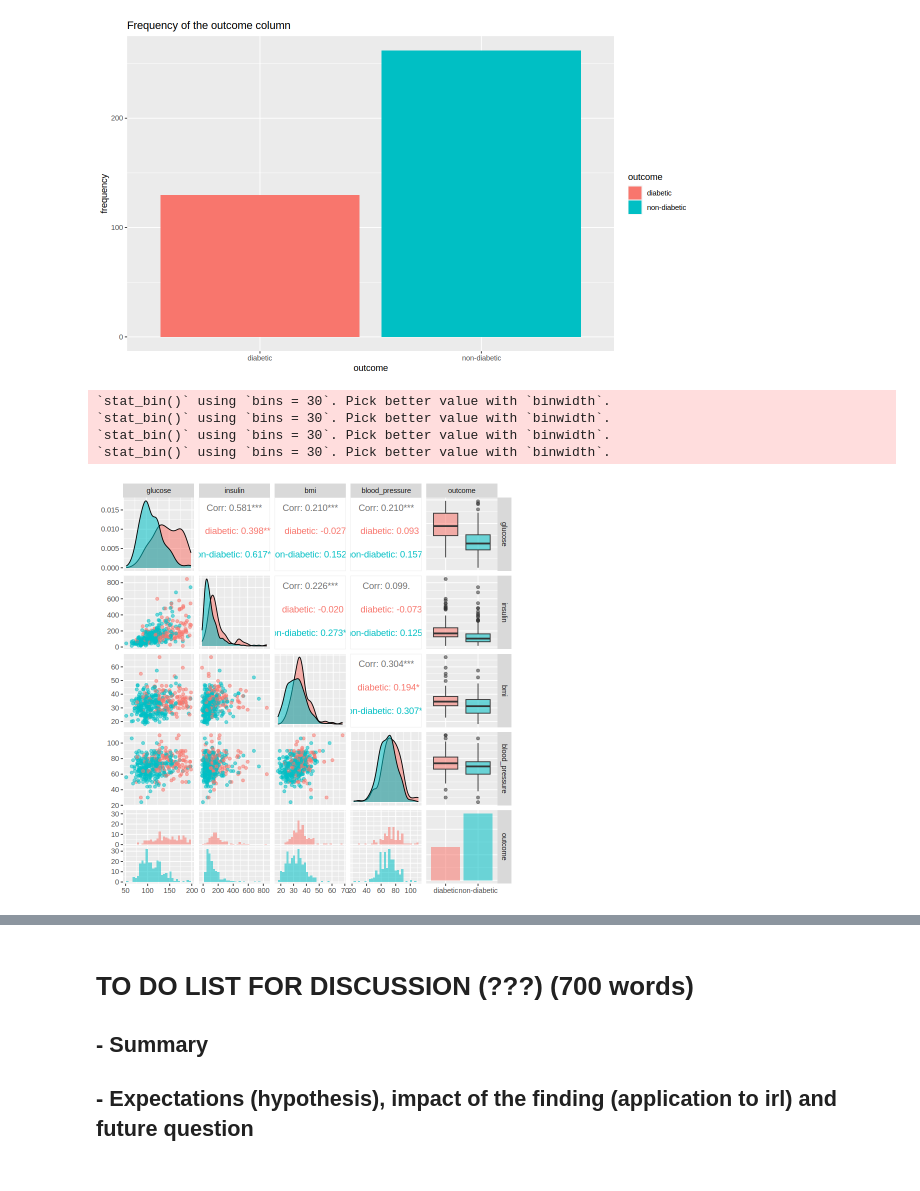
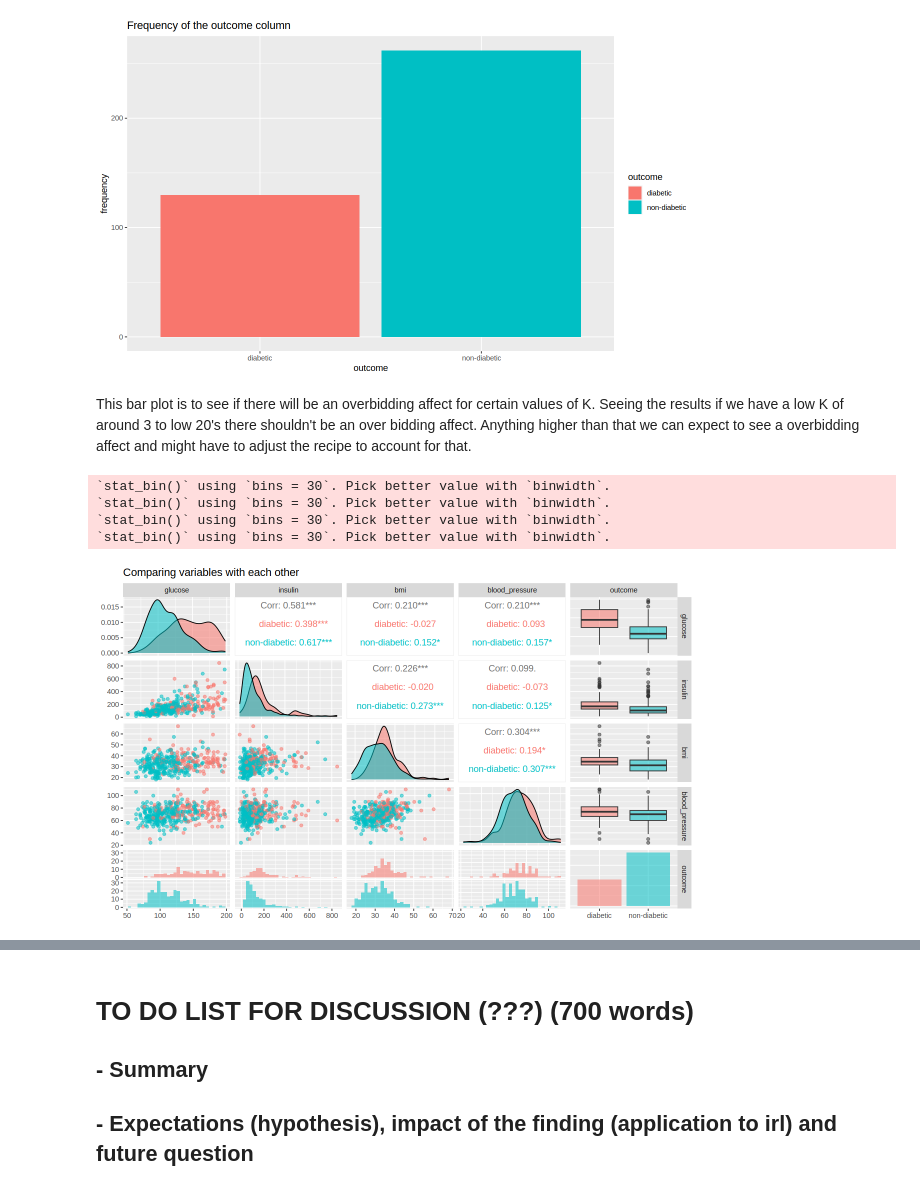
Before and after one commit to narjisaa/dsci-100-2023w1-group-10, a Jupyter notebook: group_project_report.ipynb, the cells around one changed output, grey strips where cells are left out. Cells and saved outputs as stored; diff of their text form; code cells hidden in the pictures.

```diff
--- a/group_project_report.ipynb
+++ b/group_project_report.ipynb
@@ -195,13 +180,16 @@ outcome_bar <- ggplot(DIABETES_DATA, aes(outcome, fill = outcome)) +
 outcome_bar
 # %% [output]
 [figure]
+# %% [markdown]
+This bar plot is to see if there will be an overbidding affect for certain values of K. Seeing the results if we have a low K of around 3 to low 20's there shouldn't be an over bidding affect. Anything higher than that we can expect to see a overbidding affect and might have to adjust the recipe to account for that.
 # %%
 plot_matrix <- ggpairs(DIABETES_DATA,
-                      mapping=ggplot2::aes(colour = outcome, alpha=0.5))
+                      mapping=ggplot2::aes(colour = outcome, alpha=0.5)) +
+               ggtitle("Comparing variables with each other")
 plot_matrix
 # %% [output]
 `stat_bin()` using `bins = 30`. Pick better value with `binwidth`.
 `stat_bin()` using `bins = 30`. Pick better value with `binwidth`.
 `stat_bin()` using `bins = 30`. Pick better value with `binwidth`.
 `stat_bin()` using `bins = 30`. Pick better value with `binwidth`.
-[figure, old version]
+[figure, new version]
```
Also changed, not shown: parts of 32 cells of this notebook.
